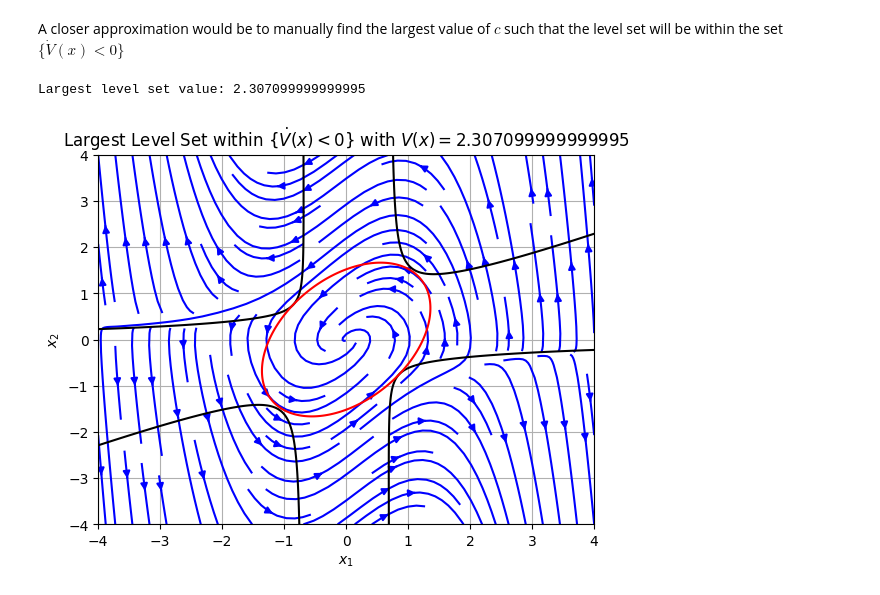
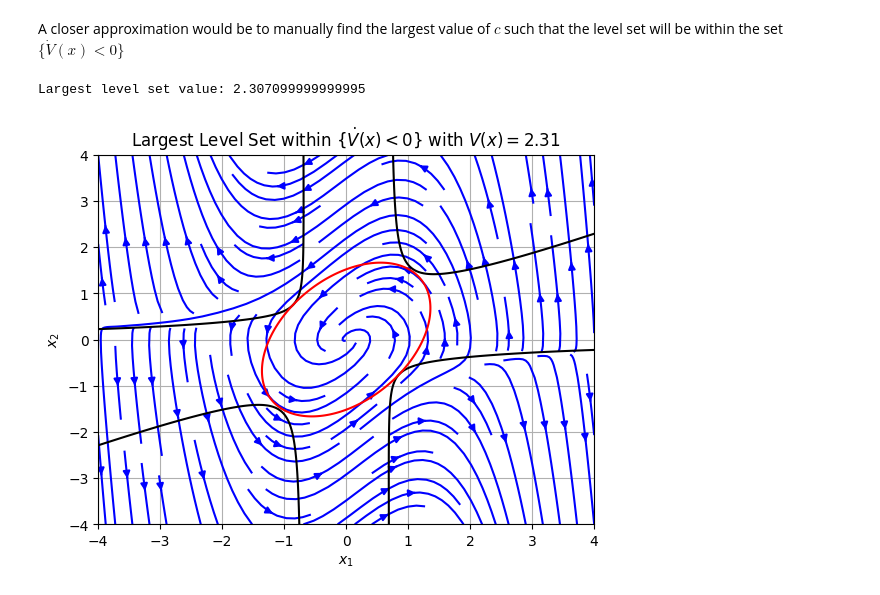
Before and after one commit to maegant/python-notebooks, a Jupyter notebook: NonlinearControl/ra-approximation.ipynb, the cells around one changed output. Cells and saved outputs as stored; diff of their text form; code cells hidden in the pictures.

```diff
--- a/NonlinearControl/ra-approximation.ipynb
+++ b/NonlinearControl/ra-approximation.ipynb
@@ -100,29 +101,30 @@ A closer approximation would be to manually find the largest value of $c$ such t
 # %%
 def is_within_contour(level_set_value, dotV_values, Lyap_values):
     # Check if the level set is within the contour where dotV < 0
     return np.all(dotV_values[Lyap_values <= level_set_value] < 0)
 
 # Initial level set value
 level_set_value = 0.6171
 increment = 0.01
 
 # Iteratively find the largest level set value
 while is_within_contour(level_set_value, dotV_values, Lyap_values):
     level_set_value += increment
 
 # The largest level set value that is within the contour
 largest_level_set_value = level_set_value - increment
 print(f"Largest level set value: {largest_level_set_value}")
 
 # Plot the result
 plt.streamplot(X, Y, U, V, color='b')
 plt.contour(X, Y, dotV_values, levels=[0], colors='k')
 plt.contour(X, Y, Lyap_values, levels=[largest_level_set_value], colors='r')
 plt.xlabel(r'$x_1$')
 plt.ylabel(r'$x_2$')
-plt.title(r'Largest Level Set within $\{\dot{V}(x) < 0\}$ with $V(x) = $' + str(round(largest_level_set_value, 2)))
+plt.title(r'Largest Level Set within $\{\dot{V}(x) < 0\}$ with $V(x) = $'
+    + str(round(largest_level_set_value, 2)))
 plt.grid()
 plt.show()
 # %% [output]
 Largest level set value: 2.307099999999995
-[figure, old version]
+[figure, new version]
```
Also changed, not shown: parts of 1 cell of this notebook.
